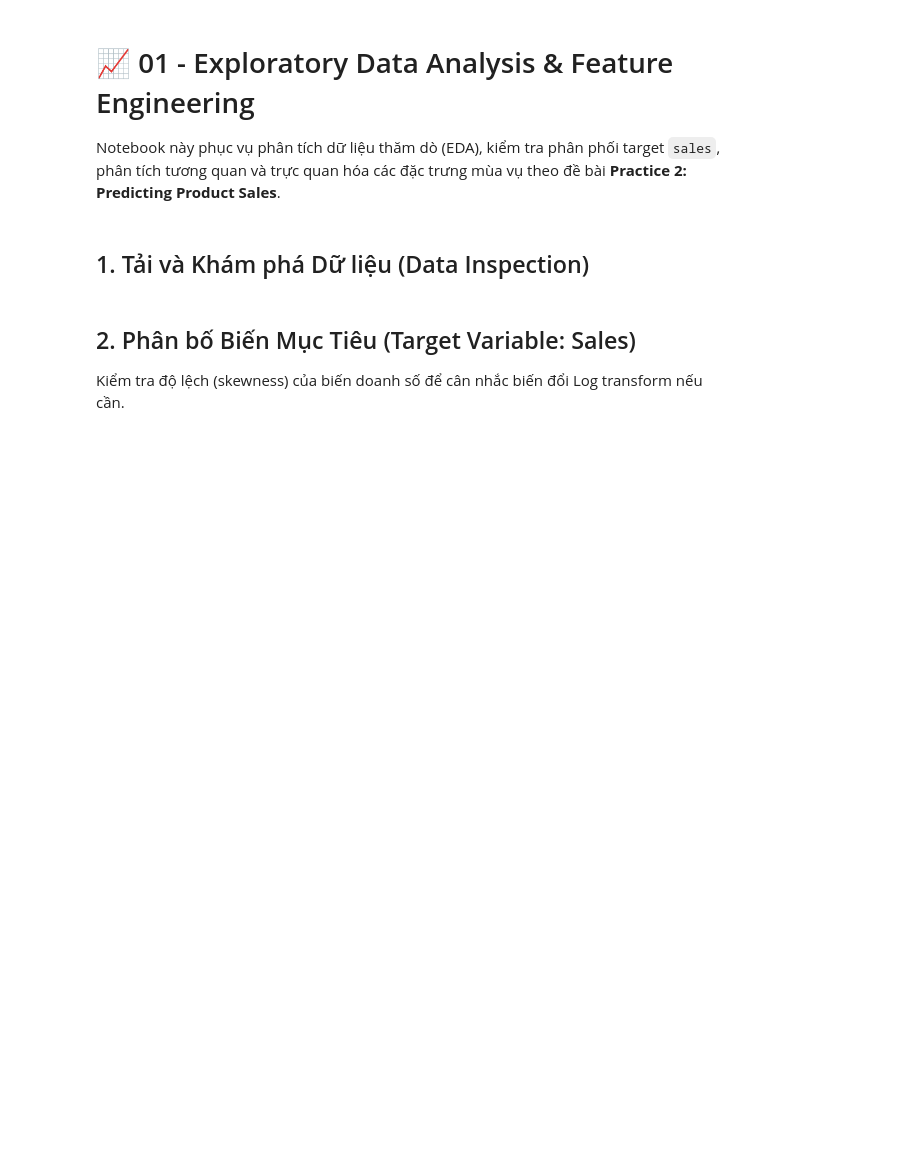
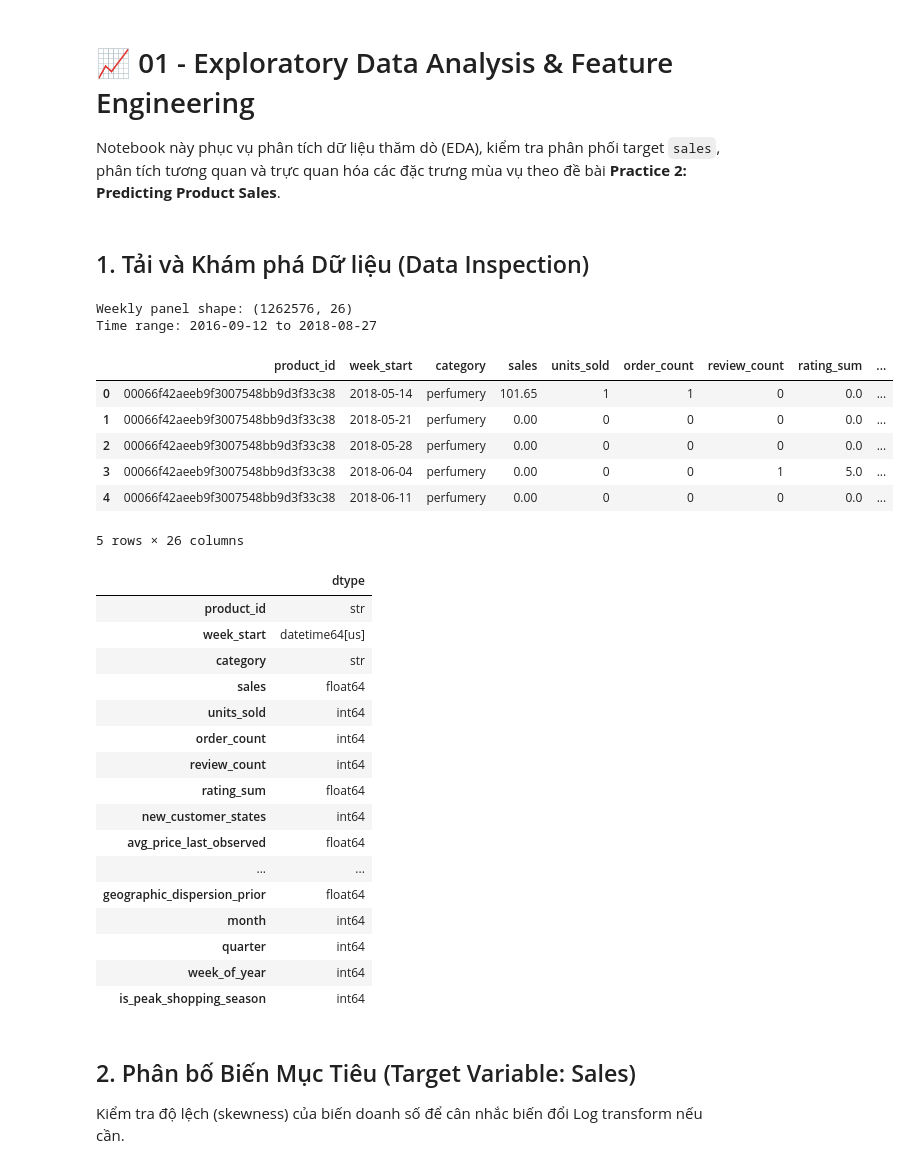
Before and after one commit to iamtien77/sales_predictor, a Jupyter notebook: notebooks/01_exploratory_data_analysis.ipynb, the cells around one changed output. Cells and saved outputs as stored; diff of their text form; code cells hidden in the pictures; blank space fills up the shorter version.

```diff
--- a/notebooks/01_exploratory_data_analysis.ipynb
+++ b/notebooks/01_exploratory_data_analysis.ipynb
@@ -25,3 +29,46 @@ print(f"Dataset Directory: {config.RAW_DATA_DIR}")
+# %%
+# Dùng lại panel đã có; nếu chưa tồn tại thì tạo từ sáu bảng dữ liệu Olist.
+if config.FEATURED_WEEKLY_PANEL_FILE.exists():
+    df = pd.read_csv(config.FEATURED_WEEKLY_PANEL_FILE, parse_dates=["week_start"])
+else:
+    if config.WEEKLY_PANEL_FILE.exists():
+        weekly_panel = pd.read_csv(config.WEEKLY_PANEL_FILE, parse_dates=["week_start"])
+    else:
+        weekly_panel = build_product_week_panel()
+    df = engineer_product_week_features(weekly_panel)
+    df.to_csv(config.FEATURED_WEEKLY_PANEL_FILE, index=False)
+
+print(f"Weekly panel shape: {df.shape}")
+print(f"Time range: {df['week_start'].min():%Y-%m-%d} to {df['week_start'].max():%Y-%m-%d}")
+display(df.head())
+display(df.dtypes.rename("dtype").to_frame())
+# %% [output]
+Weekly panel shape: (1262576, 26)
+Time range: 2016-09-12 to 2018-08-27
+|  | product_id | week_start | category | sales | units_sold | order_count | review_count | rating_sum | ... |
+| 0 | 00066f42aeeb9f3007548bb9d3f33c38 | 2018-05-14 | perfumery | 101.65 | 1 | 1 | 0 | 0.0 | ... |
+| 1 | 00066f42aeeb9f3007548bb9d3f33c38 | 2018-05-21 | perfumery | 0.00 | 0 | 0 | 0 | 0.0 | ... |
+| 2 | 00066f42aeeb9f3007548bb9d3f33c38 | 2018-05-28 | perfumery | 0.00 | 0 | 0 | 0 | 0.0 | ... |
+| 3 | 00066f42aeeb9f3007548bb9d3f33c38 | 2018-06-04 | perfumery | 0.00 | 0 | 0 | 1 | 5.0 | ... |
+| 4 | 00066f42aeeb9f3007548bb9d3f33c38 | 2018-06-11 | perfumery | 0.00 | 0 | 0 | 0 | 0.0 | ... |
+5 rows × 26 columns
+|  | dtype |
+| product_id | str |
+| week_start | datetime64[us] |
+| category | str |
+| sales | float64 |
+| units_sold | int64 |
+| order_count | int64 |
+| review_count | int64 |
+| rating_sum | float64 |
+| new_customer_states | int64 |
+| avg_price_last_observed | float64 |
+| ... | ... |
+| geographic_dispersion_prior | float64 |
+| month | int64 |
+| quarter | int64 |
+| week_of_year | int64 |
+| is_peak_shopping_season | int64 |
 # %% [markdown]
 ## 2. Phân bố Biến Mục Tiêu (Target Variable: Sales)
 Kiểm tra độ lệch (skewness) của biến doanh số để cân nhắc biến đổi Log transform nếu cần.
```
Also changed, not shown: parts of 8 cells of this notebook, 1 other file.
